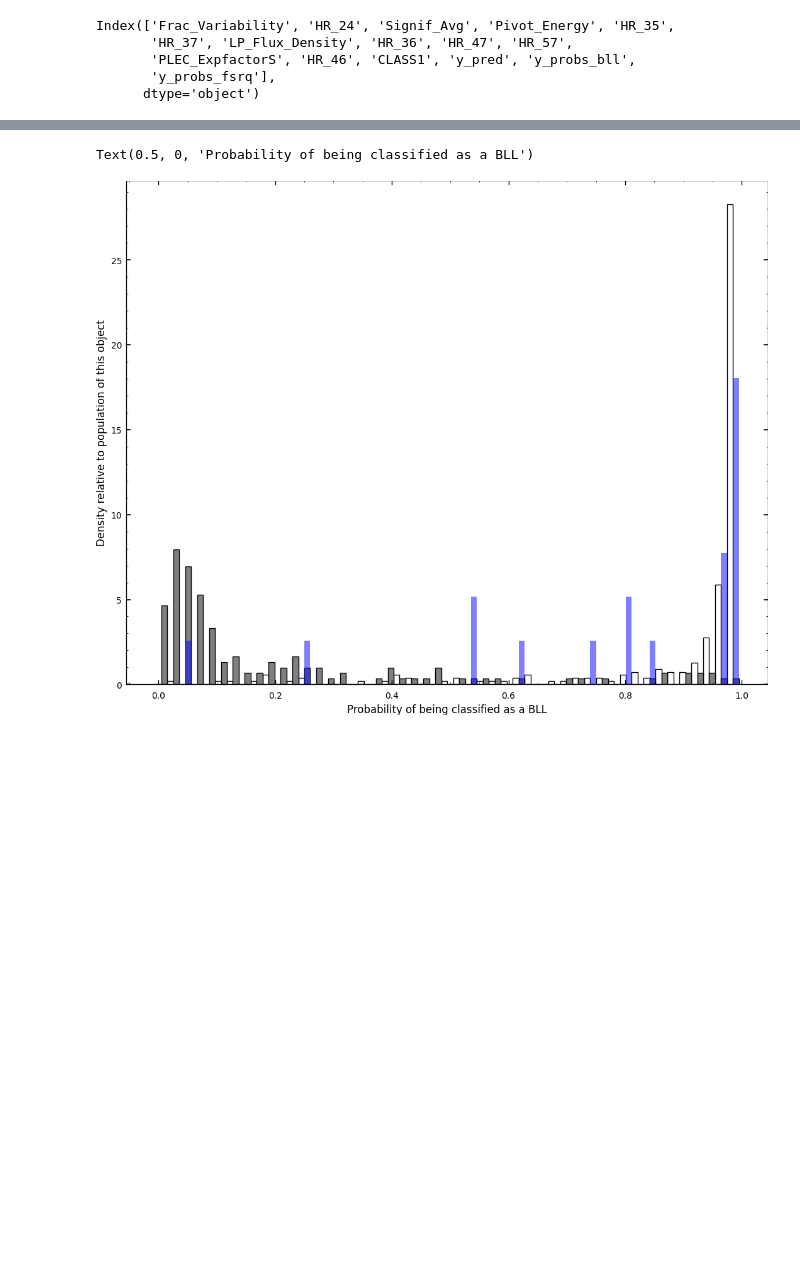
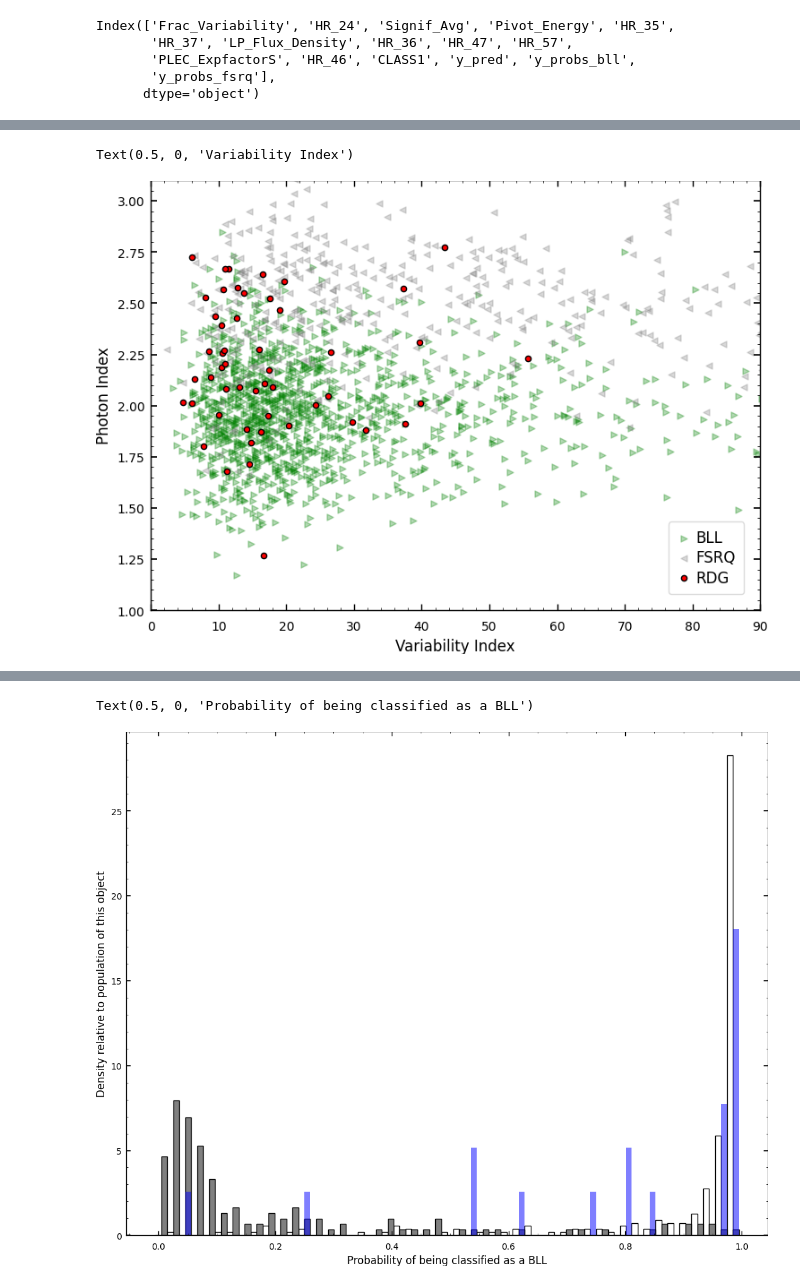
Before and after one commit to IoanPJ/Final_year_project_IMPJ, a Jupyter notebook: ML/separability_of_variables.ipynb, the cells around one changed output, grey strips where cells are left out. Drawn from its saved outputs; the diff is of its cells as text; code cells hidden in the pictures; blank space fills up the shorter version.

```diff
--- a/ML/separability_of_variables.ipynb
+++ b/ML/separability_of_variables.ipynb
@@ -107,0 +115,14 @@ Text(0.5, 0, 'Log(Pivot Energy)')
+# %%
+fig, ax = plt.subplots(figsize=(8,6))
+
+ax.scatter(bll_vi,bll,color='green',marker = '>',alpha=0.3,label='BLL')
+ax.scatter(fsrq_vi,fsrq,color='grey',marker = '<',alpha = 0.3,label='FSRQ')
+ax.scatter(rdg_vi,rdg,color='red',marker='o',s=20,edgecolors='black',label='RDG')
+ax.set_ybound(1,3.10)
+ax.set_xbound(0,90)
+ax.legend(fontsize=12)
+ax.set_ylabel('Photon Index',fontsize=12)
+ax.set_xlabel('Variability Index',fontsize=12)
+# %% [output]
+Text(0.5, 0, 'Variability Index')
+[figure, added]
```
Also changed, not shown: parts of 5 cells of this notebook, 22 other files.
